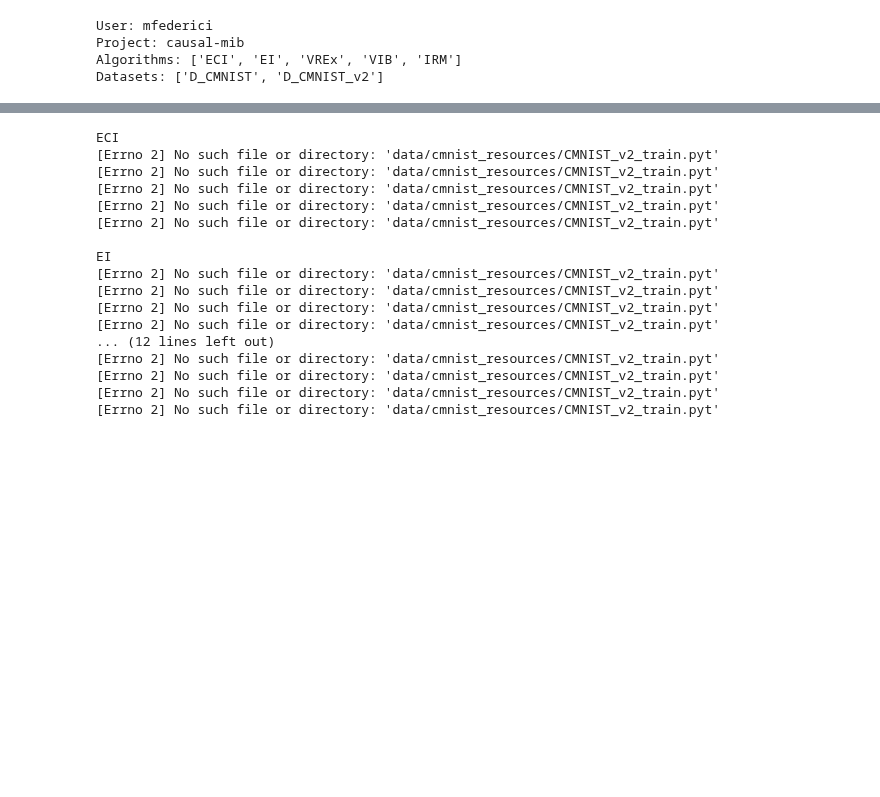
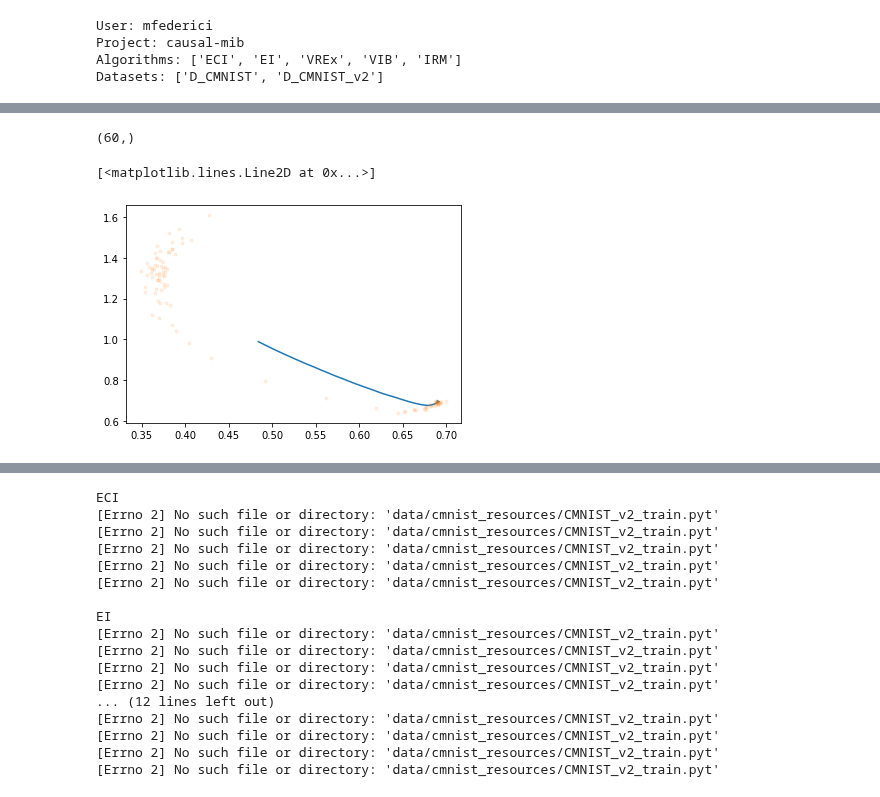
Before and after one commit to mfederici/JADE, a Jupyter notebook: results.ipynb, the cells around one changed output, grey strips where cells are left out. Drawn from its saved outputs; the diff is of its cells as text; code cells hidden in the pictures; blank space fills up the shorter version.

```diff
--- a/results.ipynb
+++ b/results.ipynb
@@ -222,0 +223,34 @@ for j,run in enumerate(tqdm(runs)):
+# %%
+from sklearn.gaussian_process import GaussianProcessRegressor as GPR
+from sklearn.gaussian_process.kernels import WhiteKernel, RBF
+
+x = run_data['step'].values
+x = x/x.max(0)
+y = run_data[['train','test']].values
+
+
+f, ax = plt.subplots(1,1)
+size = 40
+
+mean, var = [], []
+for i in range(size, y.shape[0]):
+    s = y[i:i+size,:]
+    m = s.mean(0).reshape(1,-1)
+    v = np.cov(s.T)
+    v = v[1,1]**0.5
+    mean.append(m)
+    var.append(v)
+
+mean = np.concatenate(mean,0)
+var = np.array(var)
+
+print(var.shape)
+
+ax.plot(mean[:,0], mean[:,1],'-', alpha=1)
+#ax.fill_between(x[size:], mean[:,0]-var, mean[:,0]+var, alpha=0.5)
+
+ax.plot(y[:,0], y[:,1],'.', alpha=1)
+# %% [output]
+(60,)
+[<matplotlib.lines.Line2D at 0x...>]
+[figure, added]
```
Also changed, not shown: parts of 2 cells of this notebook, 6 other files.
